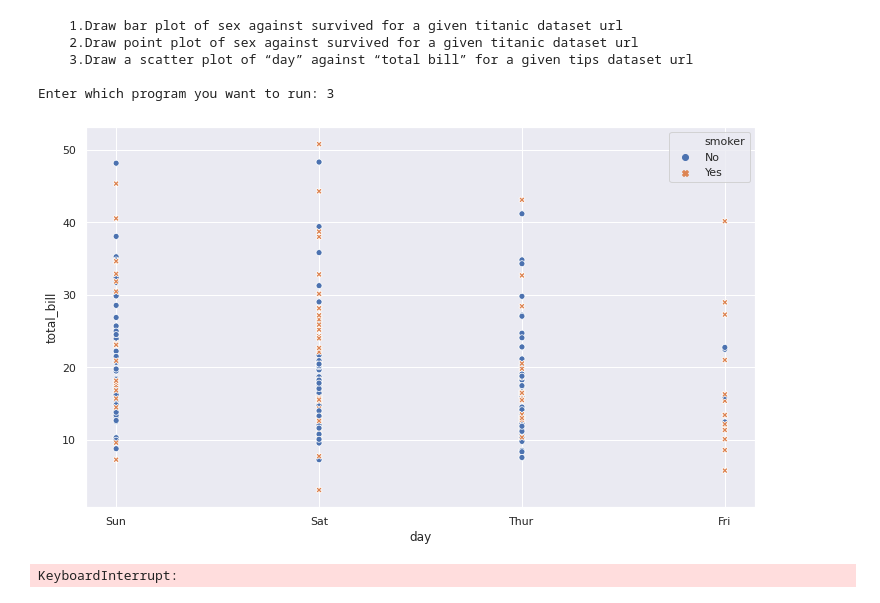
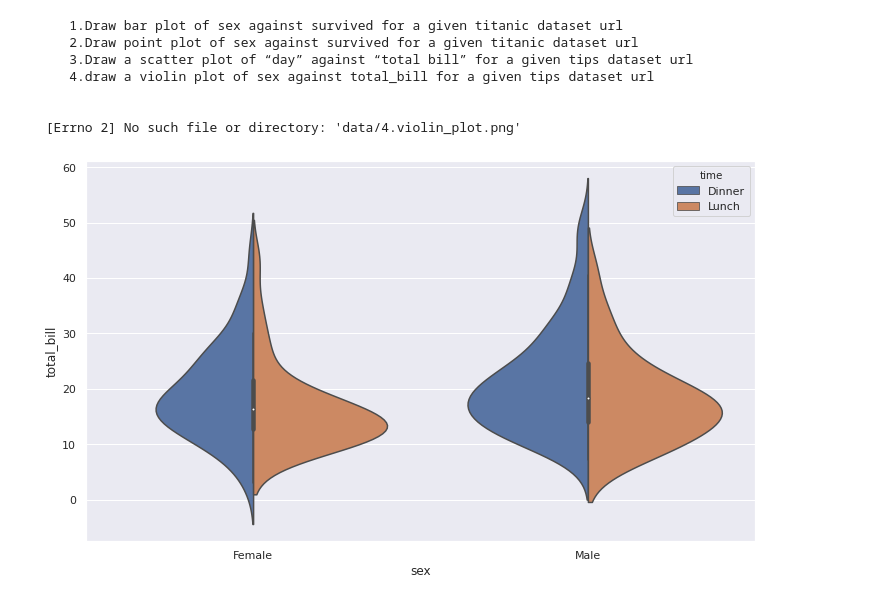
Before and after one commit to shivamgupta7/python-program, a Jupyter notebook: Seaborn/seabornProgram.ipynb, the cells around one changed output. Saved outputs shown, nothing was run; the diff lists cells and outputs as text; code cells hidden in the pictures.

Commit message:
[Shivam] draw a violin plot of sex against total_bill for a given tips dataset url.

```diff
--- a/Seaborn/seabornProgram.ipynb
+++ b/Seaborn/seabornProgram.ipynb
@@ -43,6 +43,16 @@ class programSeaborn:
         plt.savefig('data/7.scatter_plot.png')
         plt.show()
 
+    def seabornVolin(self,**kwargs):
+        '''
+        Plot voilin chart using seaborn library
+        '''
+        df = self.readDataFromURL(kwargs['url'])
+        fig, ax = plt.subplots(figsize=(12,7))
+        sns.violinplot(kwargs['x'],kwargs['y'],hue=kwargs['hue'],scale=kwargs['scale'], split=kwargs['split'],data=df)  # count, the width of the violins will be scaled
+        plt.savefig('data/4.violin_plot.png')                                                                           # by the number of observations in that bin
+        plt.show()
+
 def switchToFunction(obj):
     '''
     Create switch function to move perticular program
@@ -51,35 +61,38 @@ def switchToFunction(obj):
     1.Draw bar plot of sex against survived for a given titanic dataset url
     2.Draw point plot of sex against survived for a given titanic dataset url
     3.Draw a scatter plot of “day” against “total bill” for a given tips dataset url
+    4.draw a violin plot of sex against total_bill for a given tips dataset url
     ''')
     try:
         choice = int(input('Enter which program you want to run: '))
         switcher = {
             1 : lambda : obj.sebornBarPlot(url='https://raw.githubusercontent.com/mwaskom/seaborn-data/master/titanic.csv', x="sex", y="survived", hue='who'),
             2 : lambda : obj.sebornPointPlot(url='https://raw.githubusercontent.com/mwaskom/seaborn-data/master/titanic.csv', x="sex", y="survived", hue='class'),
             3 : lambda : obj.seabornScatter(url='https://raw.githubusercontent.com/mwaskom/seaborn-data/master/tips.csv', x='day', y='total_bill',hue='smoker',style='smoker'),
+            4 : lambda : obj.seabornVolin(url='https://raw.githubusercontent.com/mwaskom/seaborn-data/master/tips.csv',x='sex',y='total_bill',hue='time',scale='area',split=True),
         }
         func = switcher.get(choice, lambda: print('\nInvalid choice please select correct options.'))
         func()
     except Exception as e:
         print("\n",e)
 
 def main():
     obj = programSeaborn()
     switchToFunction(obj)
     options = input('\nDo you want to continue?[y/n]: ')
     if options.lower() == 'y':
         main()
     else:
         exit()
 
 if __name__ == "__main__":
     main()
 # %% [output]
     1.Draw bar plot of sex against survived for a given titanic dataset url
     2.Draw point plot of sex against survived for a given titanic dataset url
     3.Draw a scatter plot of “day” against “total bill” for a given tips dataset url
+    4.draw a violin plot of sex against total_bill for a given tips dataset url
 
-Enter which program you want to run: 3
+
+ [Errno 2] No such file or directory: 'data/4.violin_plot.png'
-[figure, old version]
+[figure, new version]
-KeyboardInterrupt:
```
